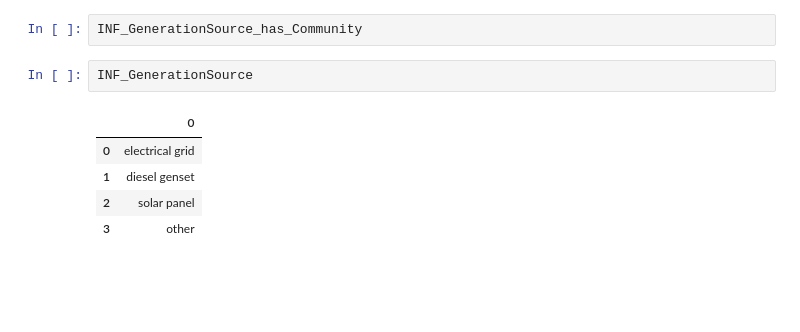
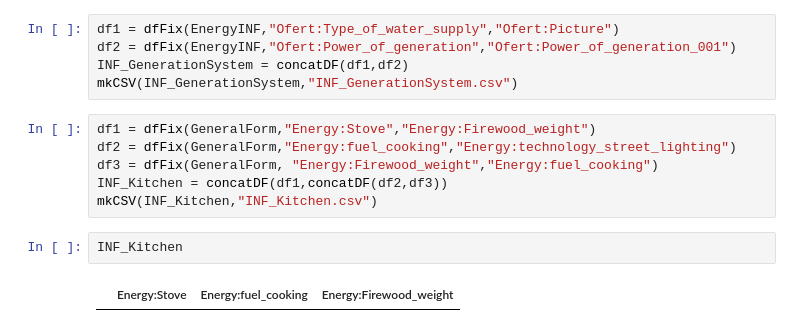
Before and after one commit to guillermosanchezg/NAUTIA, a Jupyter notebook: DesarrolloPy/NotebookTransform.ipynb, the cells around one changed output. Saved outputs shown, nothing was run; the diff lists cells and outputs as text; blank space fills up the shorter version.

```diff
--- a/DesarrolloPy/NotebookTransform.ipynb
+++ b/DesarrolloPy/NotebookTransform.ipynb
@@ -165,13 +165,18 @@ Business
 | 9 | 2019-11-20 11:52:57.394 | 2019-11-20 11:56:18.911 | refugee_camp | NaN | 27.493712 | ... |
 | 10 | 2019-11-20 11:48:28.85 | 2019-11-20 14:44:42.377 | refugee_camp | NaN | 27.493182 | ... |
 | 11 | 2019-11-20 11:59:27.659 | 2019-11-20 14:45:20.638 | refugee_camp | NaN | 27.494041 | ... |
-# %%
-INF_GenerationSource_has_Community
-# %%
-INF_GenerationSource
-# %% [output]
-|  | 0 |
-| 0 | electrical grid |
-| 1 | diesel genset |
-| 2 | solar panel |
-| 3 | other |
+# %%
+df1 = dfFix(EnergyINF,"Ofert:Type_of_water_supply","Ofert:Picture")
+df2 = dfFix(EnergyINF,"Ofert:Power_of_generation","Ofert:Power_of_generation_001")
+INF_GenerationSystem = concatDF(df1,df2)
+mkCSV(INF_GenerationSystem,"INF_GenerationSystem.csv")
+# %%
+df1 = dfFix(GeneralForm,"Energy:Stove","Energy:Firewood_weight")
+df2 = dfFix(GeneralForm,"Energy:fuel_cooking","Energy:technology_street_lighting")
+df3 = dfFix(GeneralForm, "Energy:Firewood_weight","Energy:fuel_cooking")
+INF_Kitchen = concatDF(df1,concatDF(df2,df3))
+mkCSV(INF_Kitchen,"INF_Kitchen.csv")
+# %%
+INF_Kitchen
+# %% [output]
+|  | Energy:Stove | Energy:fuel_cooking | Energy:Firewood_weight |
```
Also changed, not shown: 6 other files.
